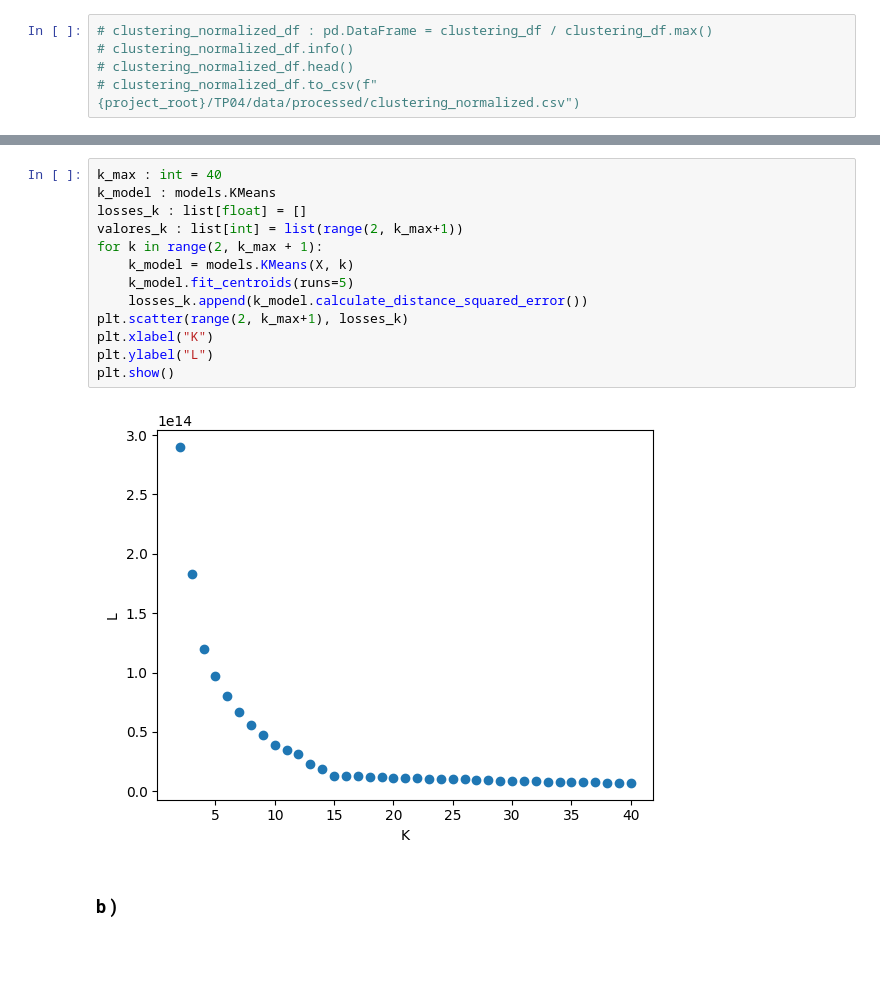
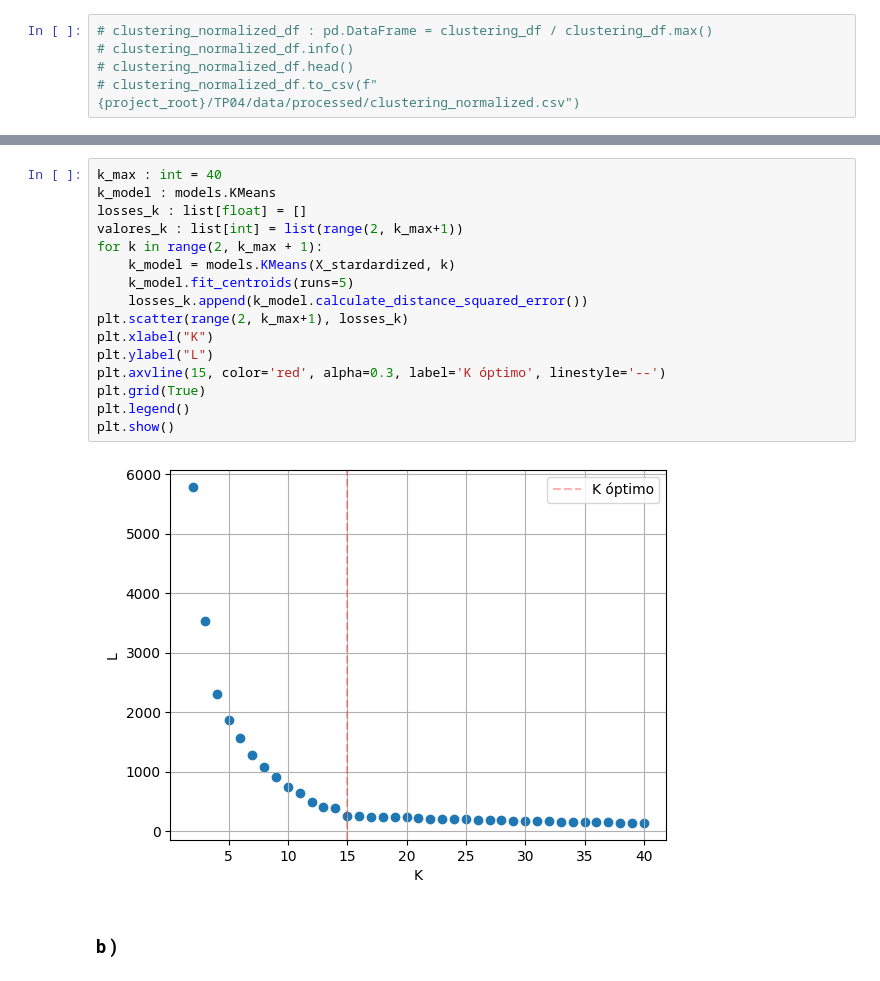
Before and after one commit to NazaGonella/TP04-machine-learning, a Jupyter notebook: Gonella_Nazareno_Notebook_TP4.ipynb, the cells around one changed output, grey strips where cells are left out. Saved outputs shown, nothing was run; the diff lists cells and outputs as text; blank space fills up the shorter version.

```diff
--- a/Gonella_Nazareno_Notebook_TP4.ipynb
+++ b/Gonella_Nazareno_Notebook_TP4.ipynb
@@ -72,18 +76,21 @@ k_means_01.plot_clusters_2d()
 # %%
 k_max : int = 40
 k_model : models.KMeans
 losses_k : list[float] = []
 valores_k : list[int] = list(range(2, k_max+1))
 for k in range(2, k_max + 1):
-    k_model = models.KMeans(X, k)
+    k_model = models.KMeans(X_stardardized, k)
     k_model.fit_centroids(runs=5)
     losses_k.append(k_model.calculate_distance_squared_error())
 plt.scatter(range(2, k_max+1), losses_k)
 plt.xlabel("K")
 plt.ylabel("L")
+plt.axvline(15, color='red', alpha=0.3, label='K óptimo', linestyle='--')
+plt.grid(True)
+plt.legend()
 plt.show()
 # %% [output]
-[figure, old version]
+[figure, new version]
 # %% [markdown]
 ### b )
 # %%
```
Also changed, not shown: parts of 11 cells of this notebook, 15 other files.
